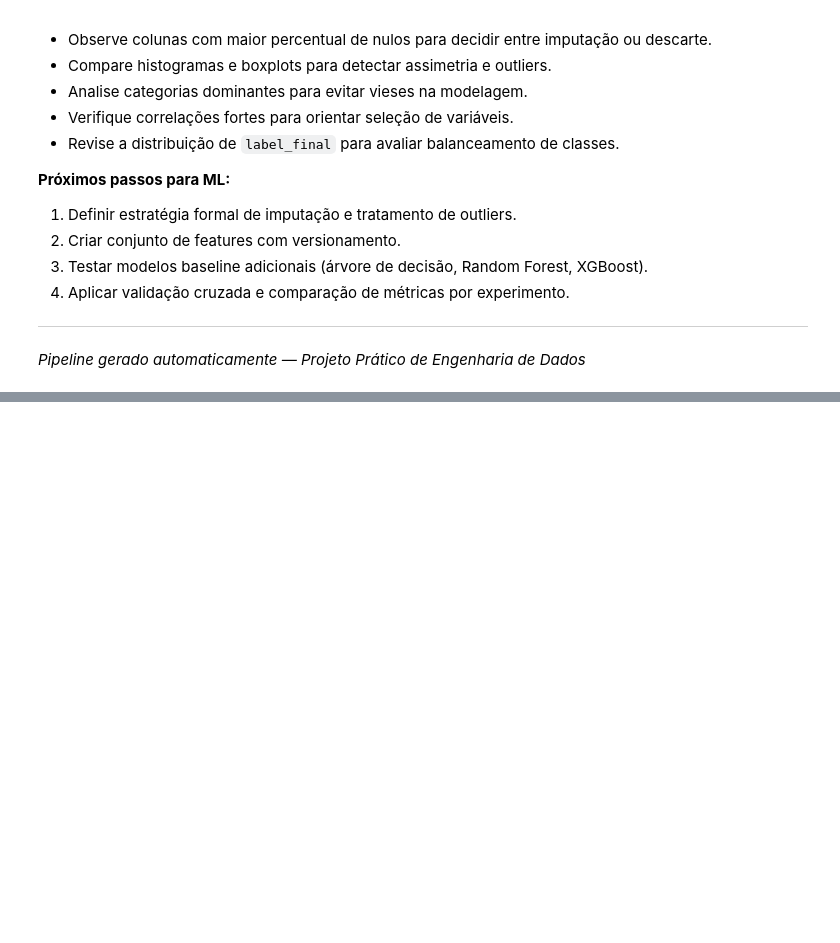
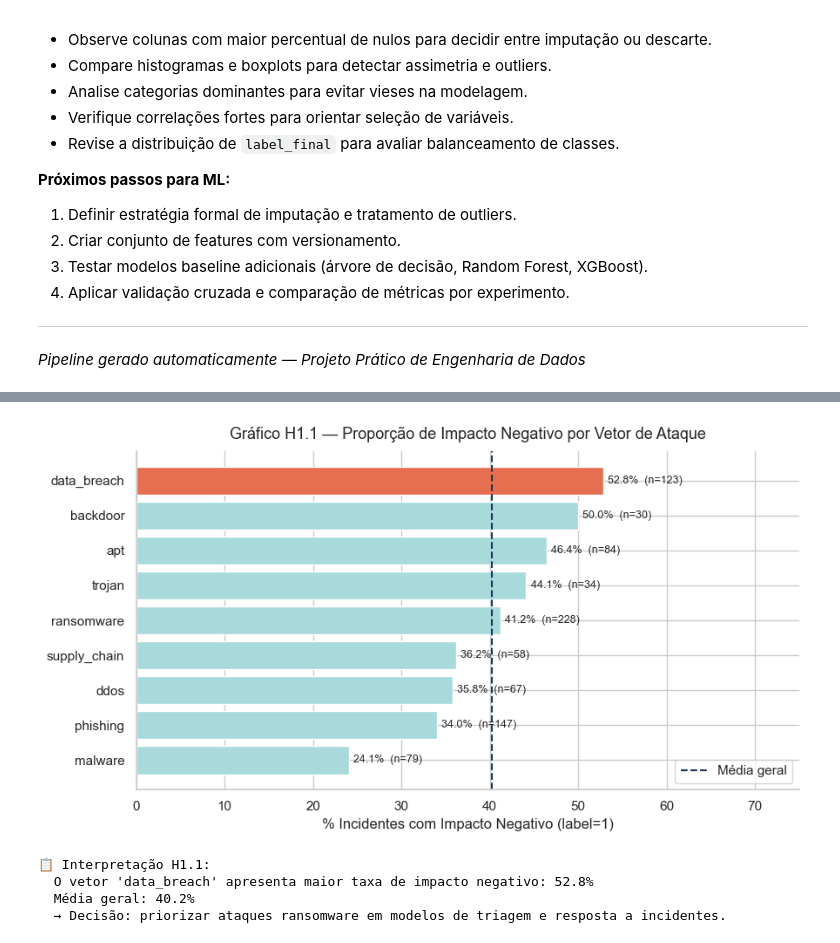
Before and after one commit to RafaelFerreira18/pipeline-financial-bronze-silver, a Jupyter notebook: pipeline_principal.ipynb, the cells around one changed output, grey strips where cells are left out. Saved outputs shown, nothing was run; the diff lists cells and outputs as text; code cells hidden in the pictures; blank space fills up the shorter version.

```diff
--- a/pipeline_principal.ipynb
+++ b/pipeline_principal.ipynb
@@ -1311,0 +1432,18 @@ print(f"  - Gráficos   : {len(generated_plots)}")
+# %%
+
+# ── Carregamento do dataset Silver para EDA orientada a hipóteses ──────────────
+import glob, warnings
+warnings.filterwarnings("ignore")
+
+_silver_files = sorted(glob.glob("data_lake/silver/**/*.parquet", recursive=True))
+assert _silver_files, "Nenhum arquivo Silver encontrado. Execute a Parte 3 antes."
+
+df_silver = pd.read_parquet(_silver_files[-1])
+
+# Filtrar apenas linhas com label válido
+df_hyp = df_silver[df_silver["label_final"].isin([0, 1])].copy()
+df_hyp["label_final"] = df_hyp["label_final"].astype(int)
+
+print(f"Dataset Silver carregado: {df_hyp.shape}")
+print(f"  label=0 (sem impacto negativo): {(df_hyp['label_final']==0).sum()}")
+print(f"  label=1 (impacto negativo)    : {(df_hyp['label_final']==1).sum()}")
@@ -1311,0 +1460,44 @@ print(f"  - Gráficos   : {len(generated_plots)}")
+# %%
+
+# ── H1 — Gráfico 5.1: Proporção de impacto negativo por vetor de ataque ───────
+_eda_dir = DATA_LAKE_ROOT / "eda_notebook"
+_eda_dir.mkdir(parents=True, exist_ok=True)
+
+_atk = (
+    df_hyp.groupby("attack_vector_primary")["label_final"]
+    .agg(["mean", "count"])
+    .rename(columns={"mean": "pct_negativo", "count": "n"})
+    .query("n >= 10")
+    .sort_values("pct_negativo", ascending=True)
+    .reset_index()
+)
+_atk["pct_negativo_pct"] = _atk["pct_negativo"] * 100
+
+fig, ax = plt.subplots(figsize=(9, 5))
+colors_h1 = ["#E76F51" if v == _atk["pct_negativo_pct"].max() else "#A8DADC" for v in _atk["pct_negativo_pct"]]
+bars = ax.barh(_atk["attack_vector_primary"], _atk["pct_negativo_pct"], color=colors_h1, edgecolor="white")
+for bar, n in zip(bars, _atk["n"]):
+    ax.text(bar.get_width() + 0.5, bar.get_y() + bar.get_height() / 2,
+            f"{bar.get_width():.1f}%  (n={n})", va="center", fontsize=9)
+ax.axvline(df_hyp["label_final"].mean() * 100, color="#1D3557", linestyle="--", linewidth=1.5, label="Média geral")
+ax.set_xlim(0, 75)
+ax.set_xlabel("% Incidentes com Impacto Negativo (label=1)")
+ax.set_title("Gráfico H1.1 — Proporção de Impacto Negativo por Vetor de Ataque", fontsize=13, pad=10)
+ax.legend()
+ax.spines[["top", "right"]].set_visible(False)
+plt.tight_layout()
+plt.savefig(_eda_dir / "h1_impacto_por_vetor.png", dpi=140)
+plt.show()
+
+print("\n📋 Interpretação H1.1:")
+top_atk = _atk.loc[_atk["pct_negativo_pct"].idxmax(), "attack_vector_primary"]
+top_pct = _atk["pct_negativo_pct"].max()
+print(f"  O vetor '{top_atk}' apresenta maior taxa de impacto negativo: {top_pct:.1f}%")
+print(f"  Média geral: {df_hyp['label_final'].mean()*100:.1f}%")
+print("  → Decisão: priorizar ataques ransomware em modelos de triagem e resposta a incidentes.")
+# %% [output]
+[figure, added]
+📋 Interpretação H1.1:
+  O vetor 'data_breach' apresenta maior taxa de impacto negativo: 52.8%
+  Média geral: 40.2%
+  → Decisão: priorizar ataques ransomware em modelos de triagem e resposta a incidentes.
```
Also changed, not shown: parts of 37 cells of this notebook, 5 other files.
